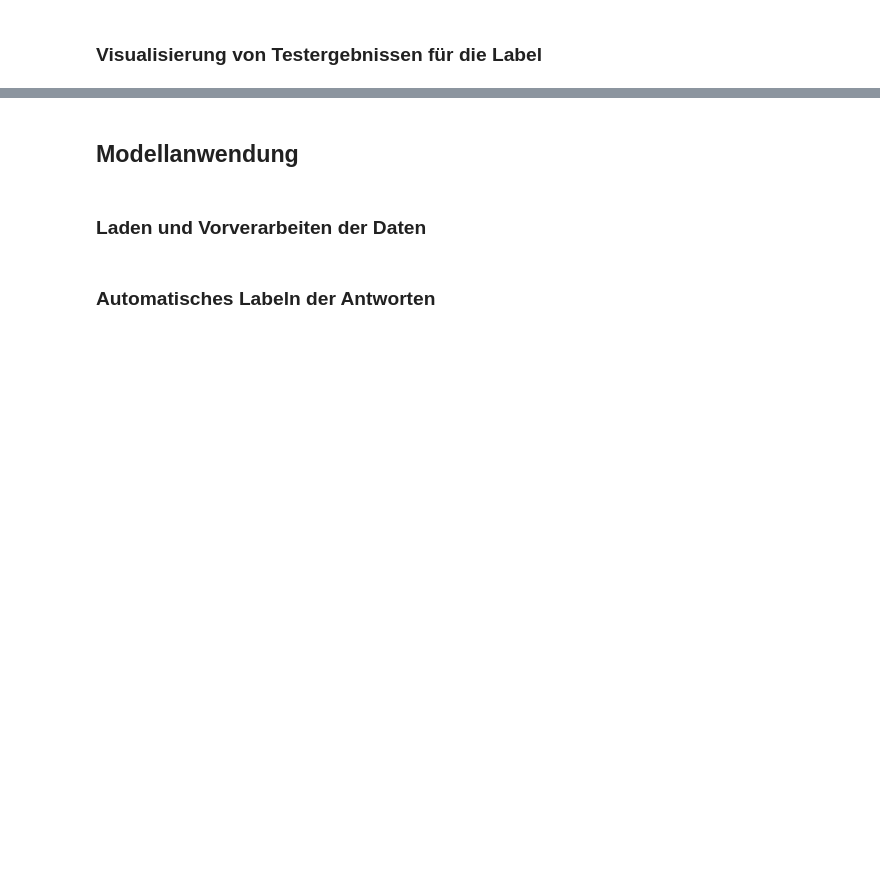
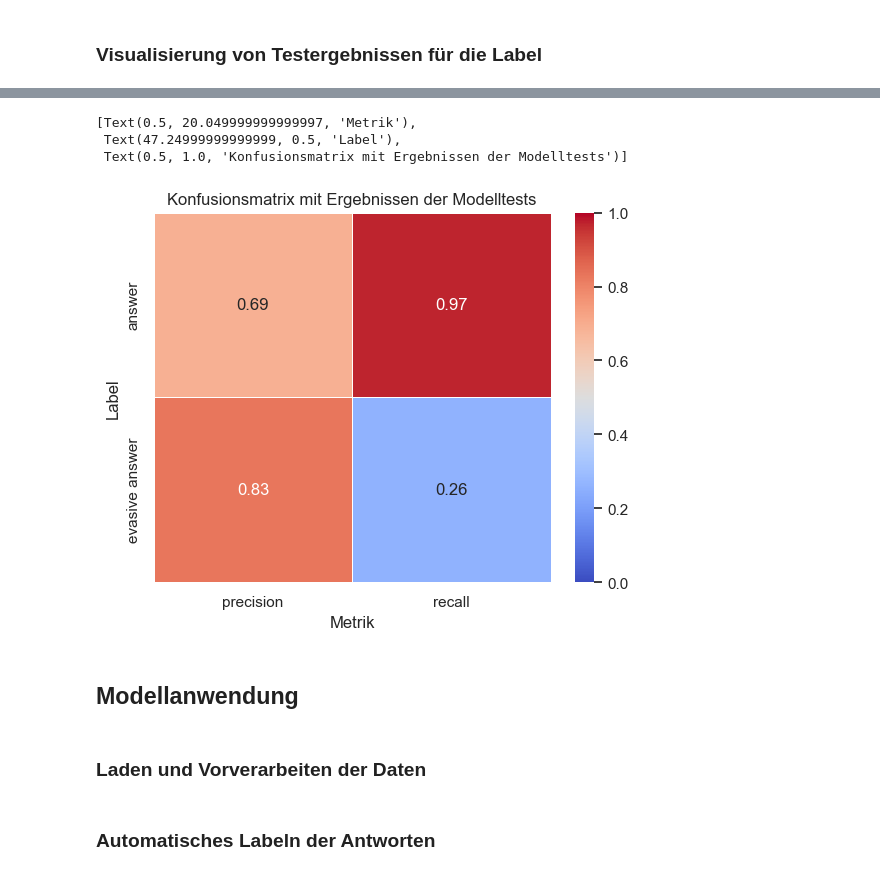
Before and after one commit to dariom25/automatisierte_antwortanalyse_von_abgeordneten, a Jupyter notebook: pipeline_classification.ipynb, the cells around one changed output, grey strips where cells are left out. Saved outputs shown, nothing was run; the diff lists cells and outputs as text; code cells hidden in the pictures; blank space fills up the shorter version.

```diff
--- a/pipeline_classification.ipynb
+++ b/pipeline_classification.ipynb
@@ -119,6 +128,6 @@ def remove_individual_stopwords(text):
 sample["clean_answer"] = sample["clean_answer"].apply(remove_individual_stopwords)
 # %%
 # prepare data for processing by fasttext
-sample["answer_encoded"] = sample["answer_encoded"].apply(lambda x: x.replace(" ", "_"))
-sample["answer_encoded"] = sample["answer_encoded"].apply(lambda x: "__label__" + x)
+sample["answer_encoded_ft"] = sample["answer_encoded"].apply(lambda x: x.replace(" ", "_"))
+sample["answer_encoded_ft"] = sample["answer_encoded_ft"].apply(lambda x: "__label__" + x)
 sample["answer_encoding_combined"] = sample["answer_encoded"]+ " " + sample["clean_answer"]
@@ -209,3 +408,28 @@ ft_model_optimized.save_model("model/classification.bin")
+# %%
+df_metrics = df_metrics[["answer", "evasive answer"]]
+df_metrics = df_metrics.iloc[:-2]
+df_metrics = df_metrics.transpose()
+# %%
+# create confusion matrix for model results
+sns.set_theme()
+ax = sns.heatmap(
+   data=df_metrics,
+   annot=True,
+   linewidths=0.5,
+   vmin=0,
+   vmax=1,
+   cmap="coolwarm"
+)
+ax.set(
+    xlabel="Metrik",
+    ylabel="Label",
+    title="Konfusionsmatrix mit Ergebnissen der Modelltests"
+)
+# %% [output]
+[Text(0.5, 20.049999999999997, 'Metrik'),
+ Text(47.24999999999999, 0.5, 'Label'),
+ Text(0.5, 1.0, 'Konfusionsmatrix mit Ergebnissen der Modelltests')]
+[figure, added]
 # %% [markdown]
 ## Modellanwendung
 # %% [markdown]
```
Also changed, not shown: parts of 19 cells of this notebook.
